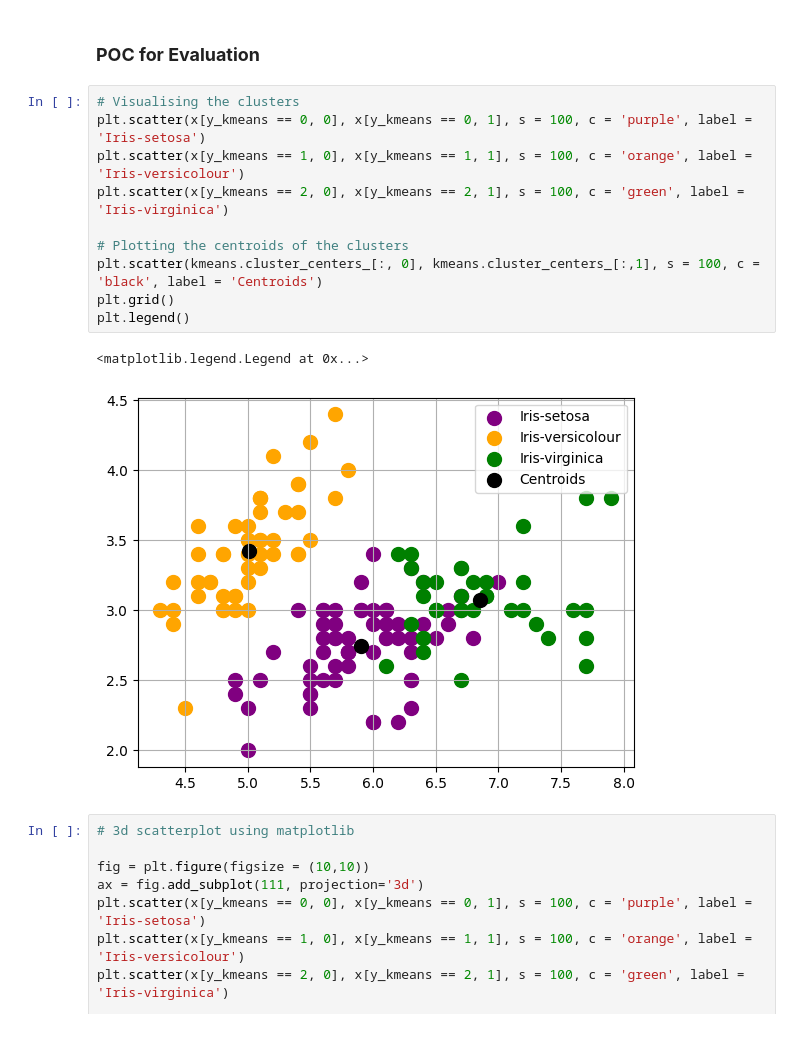
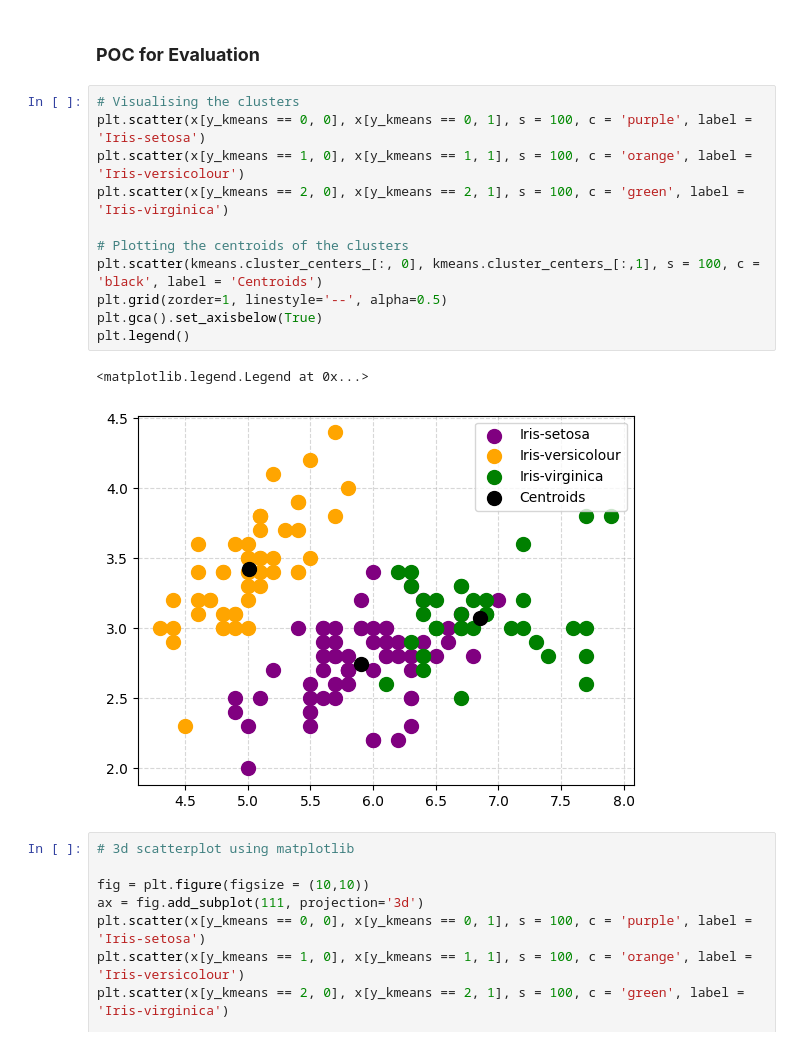
Before and after one commit to NoorFatimaMemon/GRIP-Iris-Cluster-Prediction, a Jupyter notebook: GRIP_Task_2_Iris_Cluster_Prediction.ipynb, the cells around one changed output. Saved outputs shown, nothing was run; the diff lists cells and outputs as text.

```diff
--- a/GRIP_Task_2_Iris_Cluster_Prediction.ipynb
+++ b/GRIP_Task_2_Iris_Cluster_Prediction.ipynb
@@ -370,16 +370,17 @@ array([1, 1, 1, 1, 1, 1, 1, 1, 1, 1, 1, 1, 1, 1, 1, 1, 1, 1, 1, 1, 1, 1,
 # %%
 # Visualising the clusters
 plt.scatter(x[y_kmeans == 0, 0], x[y_kmeans == 0, 1], s = 100, c = 'purple', label = 'Iris-setosa')
 plt.scatter(x[y_kmeans == 1, 0], x[y_kmeans == 1, 1], s = 100, c = 'orange', label = 'Iris-versicolour')
 plt.scatter(x[y_kmeans == 2, 0], x[y_kmeans == 2, 1], s = 100, c = 'green', label = 'Iris-virginica')
 
 # Plotting the centroids of the clusters
 plt.scatter(kmeans.cluster_centers_[:, 0], kmeans.cluster_centers_[:,1], s = 100, c = 'black', label = 'Centroids')
-plt.grid()
+plt.grid(zorder=1, linestyle='--', alpha=0.5)
+plt.gca().set_axisbelow(True)
 plt.legend()
 # %% [output]
 <matplotlib.legend.Legend at 0x...>
-[figure, old version]
+[figure, new version]
 # %%
 # 3d scatterplot using matplotlib
 
```
